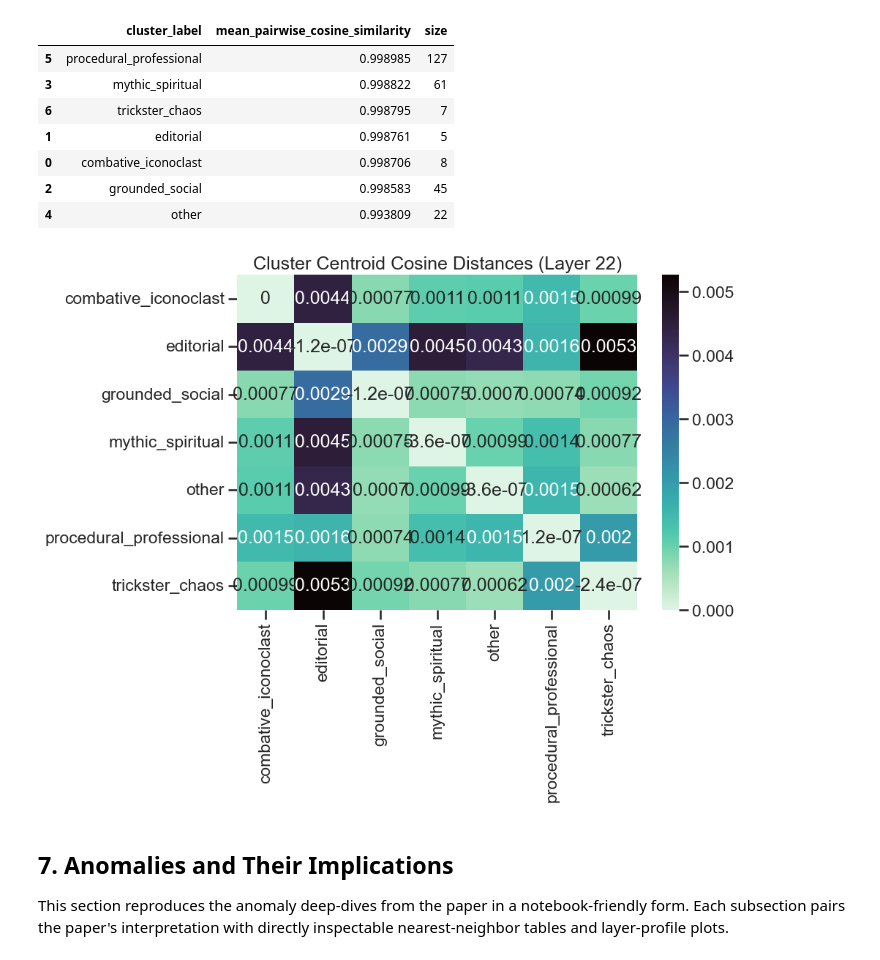
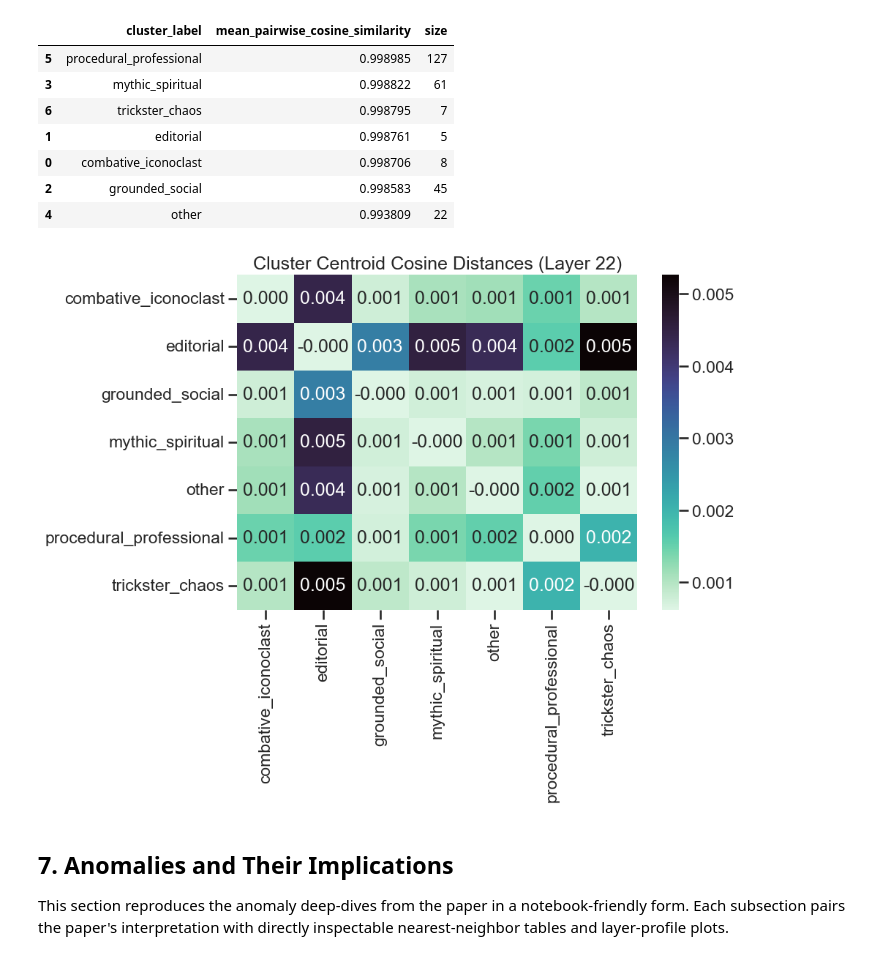
Before and after one commit to J-Chamberlain/assistant-axis, a Jupyter notebook: visualizations/research_paper_notebook.ipynb, the cells around one changed output. Drawn from its saved outputs; the diff is of its cells as text; code cells hidden in the pictures.

```diff
--- a/visualizations/research_paper_notebook.ipynb
+++ b/visualizations/research_paper_notebook.ipynb
@@ -23,6 +23,7 @@ TOP_N = 20                # Number of characters to show in top/bottom ranking s
 TSNE_PERPLEXITY = 30      # t-SNE perplexity parameter
 RANDOM_STATE = 42         # Shared random seed for reproducible projections
 HEAVY_CACHE_DIR = Path('visualizations')
+REPORT_MODE = True        # Hide plots that do not translate well to static PDF output
 # %%
 # Import libraries, initialize inline plotting, and define the main artifact paths
 from pathlib import Path
@@ -458,13 +702,36 @@ These values should be interpreted carefully. Because the trait assignments are
 
 The cluster-specific Conscientiousness breakdown makes this clearer. The mean estimated Conscientiousness scores by cluster are: `editorial = 5.0`, `procedural_professional = 4.047`, `grounded_social = 2.978`, `other = 2.909`, `combative_iconoclast = 2.0`, `mythic_spiritual = 2.0`, and `trickster_chaos = 2.0`. The relationship is therefore not driven by a single anomalous subcluster; it tracks the coarse cluster geometry itself. The highest-projection zones are also the most Conscientious by role semantics, while the lowest-projection zones are the least structured.
 # %%
-# Compute Big Five and Dark Triad correlations against layer-22 axis position from the loaded psychology table
+# Plot the Big Five scatter subplots inline so each heuristic dimension can be inspected role by role
+bigfive_dims = ['Openness', 'Conscientiousness', 'Extraversion', 'Agreeableness', 'Neuroticism']
 reference_projection_col = f'axis_projection_layer{REFERENCE_LAYER}'
-bigfive_dims = ['Openness', 'Conscientiousness', 'Extraversion', 'Agreeableness', 'Neuroticism']
-dark_dims = ['Narcissism', 'Machiavellianism', 'Psychopathy']
+bigfive_corrs = {
+    dim: float(psychology_profiles[[dim, reference_projection_col]].corr().iloc[0, 1])
+    for dim in bigfive_dims
+}
 
-bigfive_corrs = {dim: float(np.corrcoef(psychology_profiles[dim], psychology_profiles[reference_projection_col])[0, 1]) for dim in bigfive_dims}
-dark_corrs = {dim: float(np.corrcoef(psychology_profiles[dim], psychology_profiles[reference_projection_col])[0, 1]) for dim in dark_dims}
-
-pd.DataFrame({'Big Five r': bigfive_corrs, 'Dark Triad r': pd.Series(dark_corrs)})
+if not REPORT_MODE:
+    fig = make_subplots(rows=len(bigfive_dims), cols=1, subplot_titles=bigfive_dims, vertical_spacing=0.05)
+    for i, dim in enumerate(bigfive_dims, start=1):
+        fig.add_trace(
+            go.Scatter(
+                x=psychology_profiles[dim],
+                y=psychology_profiles[reference_projection_col],
+                mode='markers+text',
+                text=psychology_profiles['character'],
+                textposition='top center',
+                marker={'size': 8, 'opacity': 0.7},
+                name=dim,
+                showlegend=False,
+            ),
+            row=i,
+            col=1,
+        )
+        fig.update_xaxes(title_text=f'{dim} (r = {bigfive_corrs[dim]:.3f})', row=i, col=1)
+        fig.update_yaxes(title_text='Axis projection', row=i, col=1)
+    fig.update_layout(height=350 * len(bigfive_dims), width=1400, title='Big Five vs. Assistant Axis Projection (Layer 22)')
+    apply_plotly_style(fig)
+    fig.show()
+else:
+    print('[Interactive Big Five Plotly version omitted in report mode — matplotlib report figure below is used instead]')
 # %% [output]
@@ -751,25 +1109,30 @@ cohesion_df
 # %%
 # Compute cluster-centroid distances at the reference layer to map the neighborhood structure between clusters
 cluster_centroids = {}
 for cluster, members in cluster_members.items():
     member_roles = [m.replace(' ', '_') for m in members]
     idx = [role_to_index[r] for r in member_roles]
     centroid = F.normalize(layer_vectors_ref[idx].mean(dim=0), dim=0)
     cluster_centroids[cluster] = centroid
 
 cluster_labels = list(cluster_centroids.keys())
 centroid_matrix = torch.stack([cluster_centroids[c] for c in cluster_labels])
 centroid_cosine = torch.matmul(centroid_matrix, centroid_matrix.T).cpu().numpy()
 centroid_distance = 1.0 - centroid_cosine
 centroid_distance_df = pd.DataFrame(centroid_distance, index=cluster_labels, columns=cluster_labels)
 
+_vals = centroid_distance_df.values
+_off = _vals[_vals > 1e-6]
+vmin_c = float(_off.min()) if len(_off) else 0.0
+vmax_c = float(_vals.max())
+
 plt.figure(figsize=(10, 8))
-sns.heatmap(centroid_distance_df, annot=True, cmap='mako_r')
+sns.heatmap(centroid_distance_df, annot=True, fmt='.3f', cmap='mako_r', vmin=vmin_c, vmax=vmax_c)
 plt.title('Cluster Centroid Cosine Distances (Layer 22)')
 plt.tight_layout()
 plt.show()
 # %% [output]
-[figure, old version]
+[figure, new version]
 # %% [markdown]
 ## 7. Anomalies and Their Implications
 
```
Also changed, not shown: parts of 23 cells of this notebook, 8 other files.
